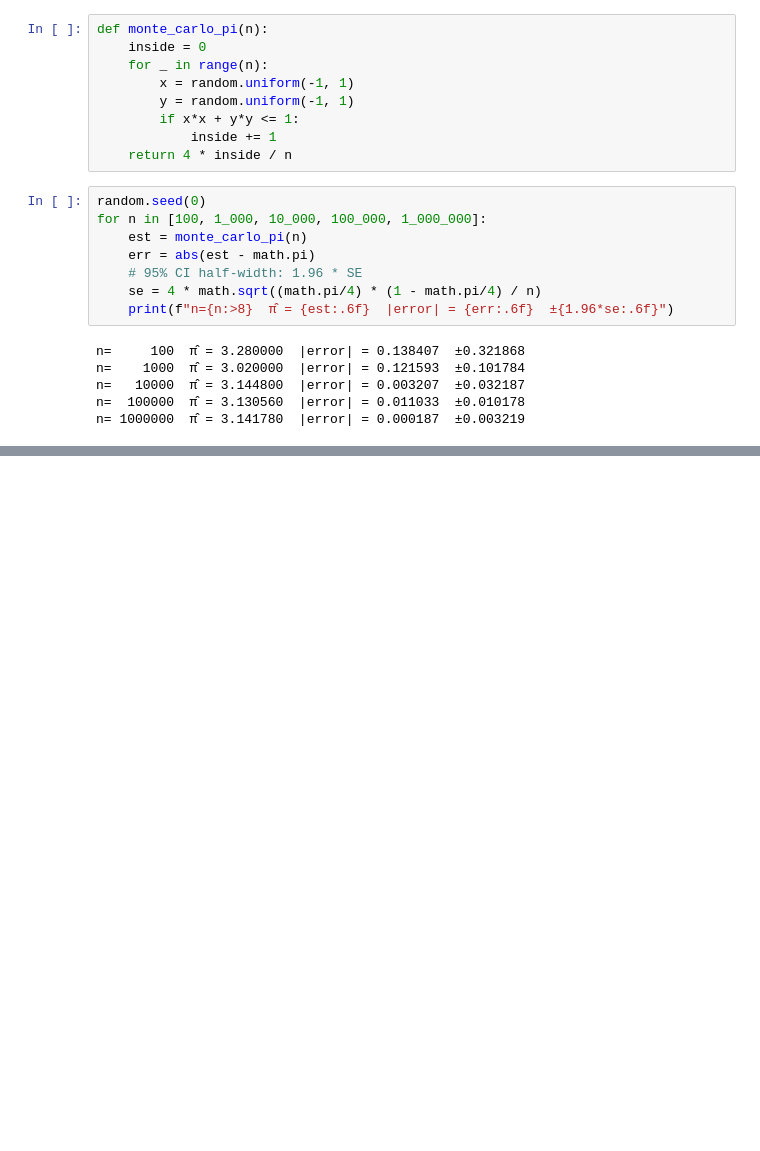
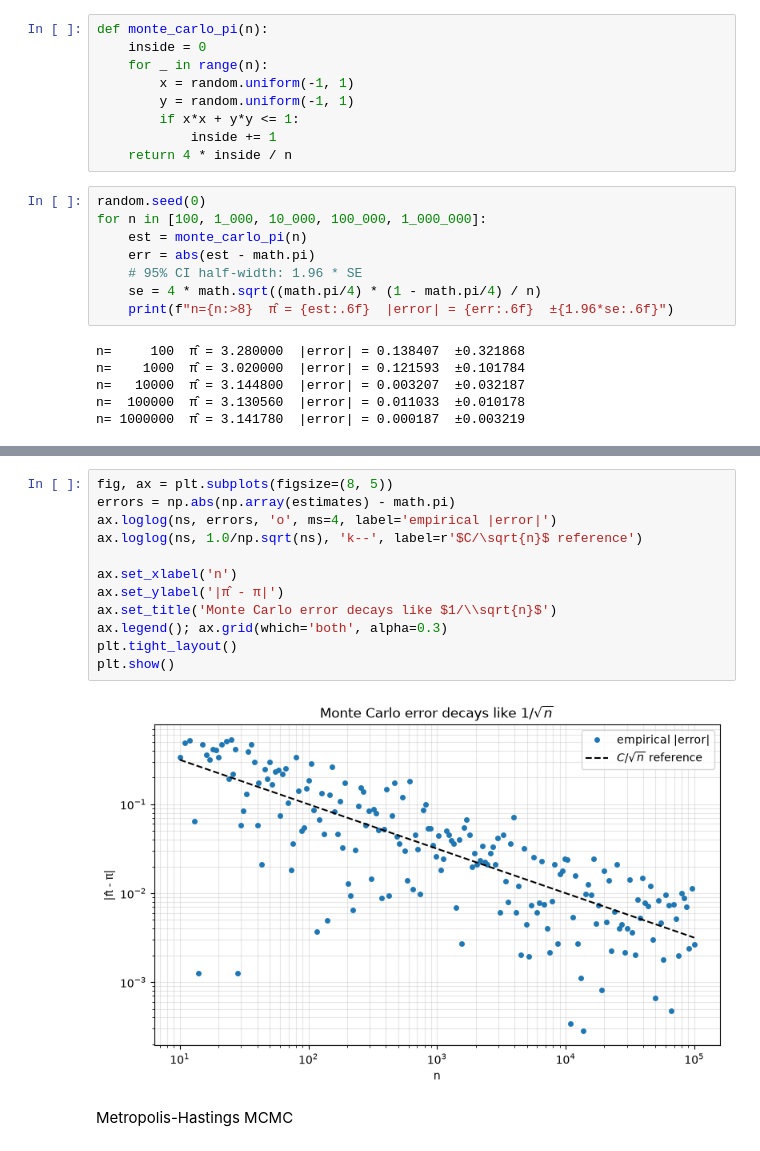
Before and after one commit to Saransh-Basu-01/AI_Engineering, a Jupyter notebook: Math_Fundamentals/Sampling_Methods/sampling.ipynb, the cells around one changed output, grey strips where cells are left out. Cells and saved outputs as stored; diff of their text form; blank space fills up the shorter version.

Commit message:
mcmc

```diff
--- a/Math_Fundamentals/Sampling_Methods/sampling.ipynb
+++ b/Math_Fundamentals/Sampling_Methods/sampling.ipynb
@@ -206,0 +263,16 @@ n= 1000000  π̂ = 3.141780  |error| = 0.000187  ±0.003219
+# %%
+fig, ax = plt.subplots(figsize=(8, 5))
+errors = np.abs(np.array(estimates) - math.pi)
+ax.loglog(ns, errors, 'o', ms=4, label='empirical |error|')
+ax.loglog(ns, 1.0/np.sqrt(ns), 'k--', label=r'$C/\sqrt{n}$ reference')
+
+ax.set_xlabel('n')
+ax.set_ylabel('|π̂ - π|')
+ax.set_title('Monte Carlo error decays like $1/\\sqrt{n}$')
+ax.legend(); ax.grid(which='both', alpha=0.3)
+plt.tight_layout()
+plt.show()
+# %% [output]
+[figure, added]
+# %% [markdown]
+Metropolis-Hastings MCMC
```
Also changed, not shown: parts of 5 cells of this notebook.
